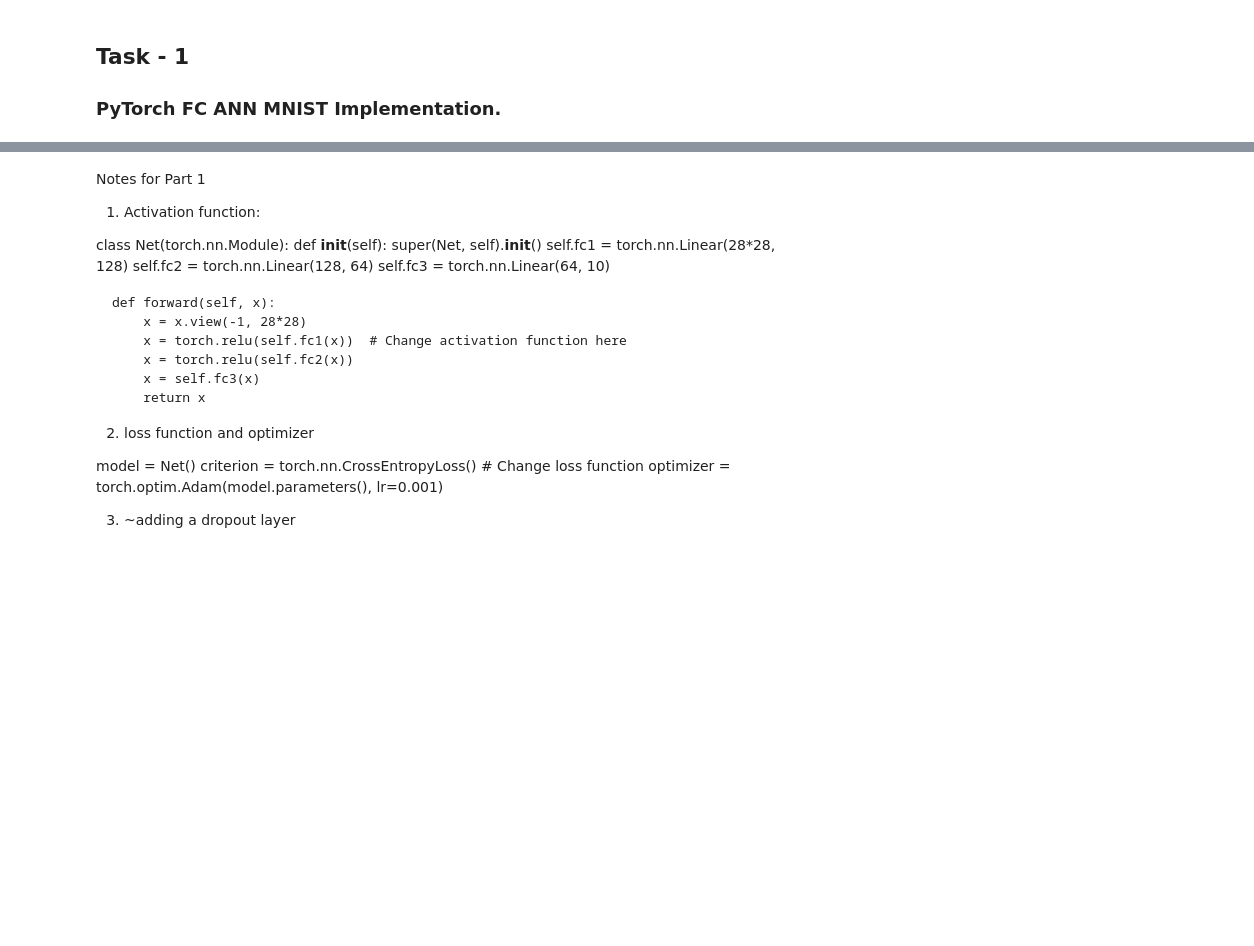
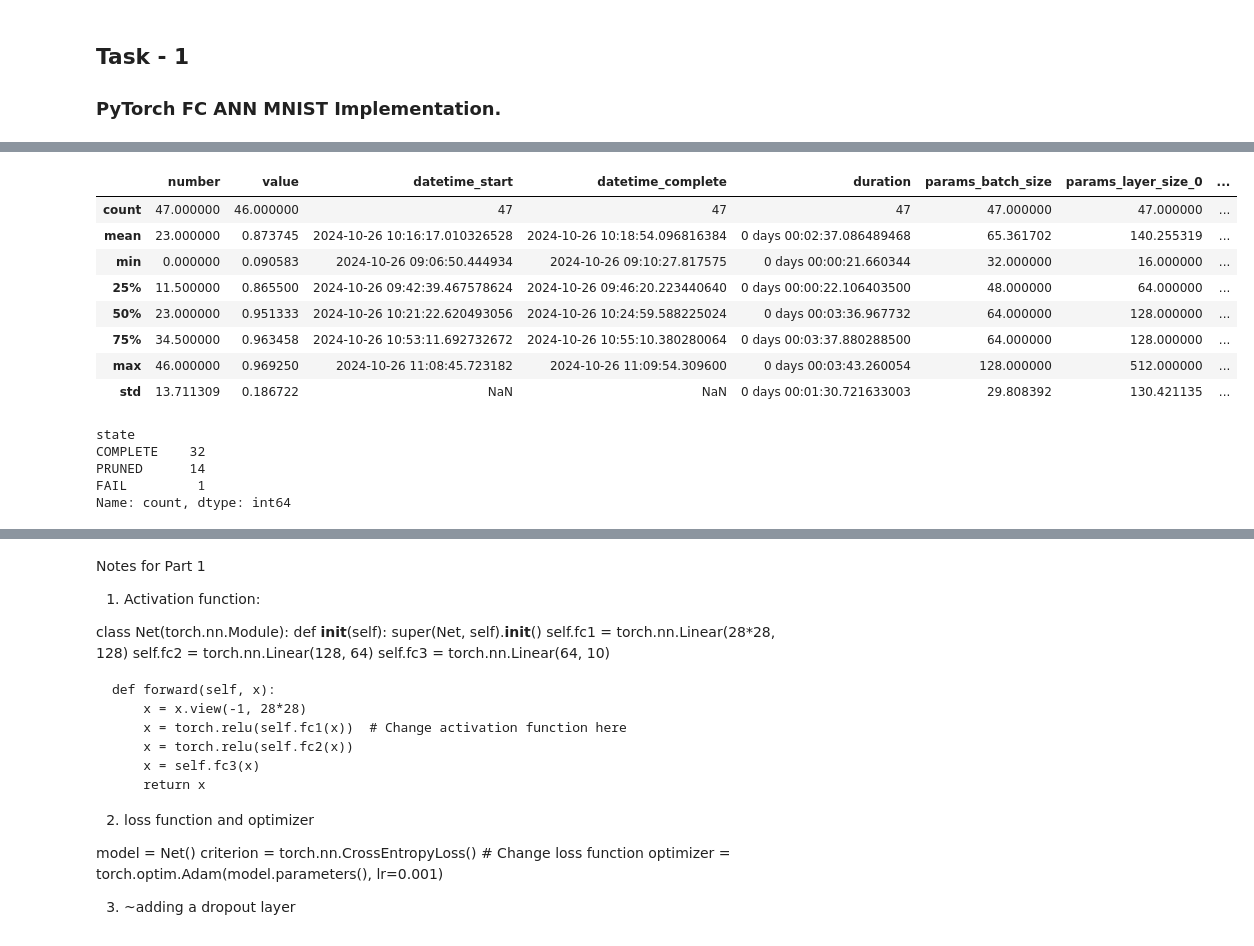
Before and after one commit to Riley94/DeepLearning_Project2, a Jupyter notebook: Fashion_MNIST-1.ipynb, the cells around one changed output, grey strips where cells are left out. Cells and saved outputs as stored; diff of their text form; code cells hidden in the pictures; blank space fills up the shorter version.

```diff
--- a/Fashion_MNIST-1.ipynb
+++ b/Fashion_MNIST-1.ipynb
@@ -156,7 +162,22 @@ def objective(trial):
 
     return accuracy
 # %%
-pruner = optuna.pruners.MedianPruner()
-study = optuna.create_study(direction='maximize', pruner=pruner)
-study.optimize(objective, n_trials=20)
-print('Best hyperparameters:', study.best_params)
+def run_studies(study_name, db_name, n_trials, resume=False):
+    pruner = optuna.pruners.MedianPruner()
+    db_url = 'sqlite:///' + db_name
+    study = None
+    if os.path.exists(db_name) and not resume:
+        study = optuna.load_study(study_name=study_name, storage=db_url, pruner=pruner)
+    else:
+        study = optuna.create_study(
+            study_name=study_name,
+            storage=db_url,
+            load_if_exists=True,
+            direction='maximize',
+            pruner=pruner
+        )
+        study.optimize(objective, n_trials=n_trials)
+
+
+    print('Best hyperparameters:', study.best_params)
+    return study
@@ -181,0 +184,2 @@ Best hyperparameters: {'num_layers': 2, 'layer_size_0': 256, 'activation_0': 're
+# %%
+mnist_study = run_studies('mnist_study', 'mnist_study.db', 100)
@@ -181,0 +188,3 @@ Best hyperparameters: {'num_layers': 2, 'layer_size_0': 256, 'activation_0': 're
+# %%
+mnist_study_df = mnist_study.trials_dataframe()
+mnist_study_df.head()
@@ -181,0 +198,20 @@ Best hyperparameters: {'num_layers': 2, 'layer_size_0': 256, 'activation_0': 're
+# %%
+mnist_study_df.describe()
+# %% [output]
+|  | number | value | datetime_start | datetime_complete | duration | params_batch_size | params_layer_size_0 | ... |
+| count | 47.000000 | 46.000000 | 47 | 47 | 47 | 47.000000 | 47.000000 | ... |
+| mean | 23.000000 | 0.873745 | 2024-10-26 10:16:17.010326528 | 2024-10-26 10:18:54.096816384 | 0 days 00:02:37.086489468 | 65.361702 | 140.255319 | ... |
+| min | 0.000000 | 0.090583 | 2024-10-26 09:06:50.444934 | 2024-10-26 09:10:27.817575 | 0 days 00:00:21.660344 | 32.000000 | 16.000000 | ... |
+| 25% | 11.500000 | 0.865500 | 2024-10-26 09:42:39.467578624 | 2024-10-26 09:46:20.223440640 | 0 days 00:00:22.106403500 | 48.000000 | 64.000000 | ... |
+| 50% | 23.000000 | 0.951333 | 2024-10-26 10:21:22.620493056 | 2024-10-26 10:24:59.588225024 | 0 days 00:03:36.967732 | 64.000000 | 128.000000 | ... |
+| 75% | 34.500000 | 0.963458 | 2024-10-26 10:53:11.692732672 | 2024-10-26 10:55:10.380280064 | 0 days 00:03:37.880288500 | 64.000000 | 128.000000 | ... |
+| max | 46.000000 | 0.969250 | 2024-10-26 11:08:45.723182 | 2024-10-26 11:09:54.309600 | 0 days 00:03:43.260054 | 128.000000 | 512.000000 | ... |
+| std | 13.711309 | 0.186722 | NaN | NaN | 0 days 00:01:30.721633003 | 29.808392 | 130.421135 | ... |
+# %%
+mnist_study_df['state'].value_counts()
+# %% [output]
+state
+COMPLETE    32
+PRUNED      14
+FAIL         1
+Name: count, dtype: int64
```
Also changed, not shown: parts of 65 cells of this notebook, 5 other files.
